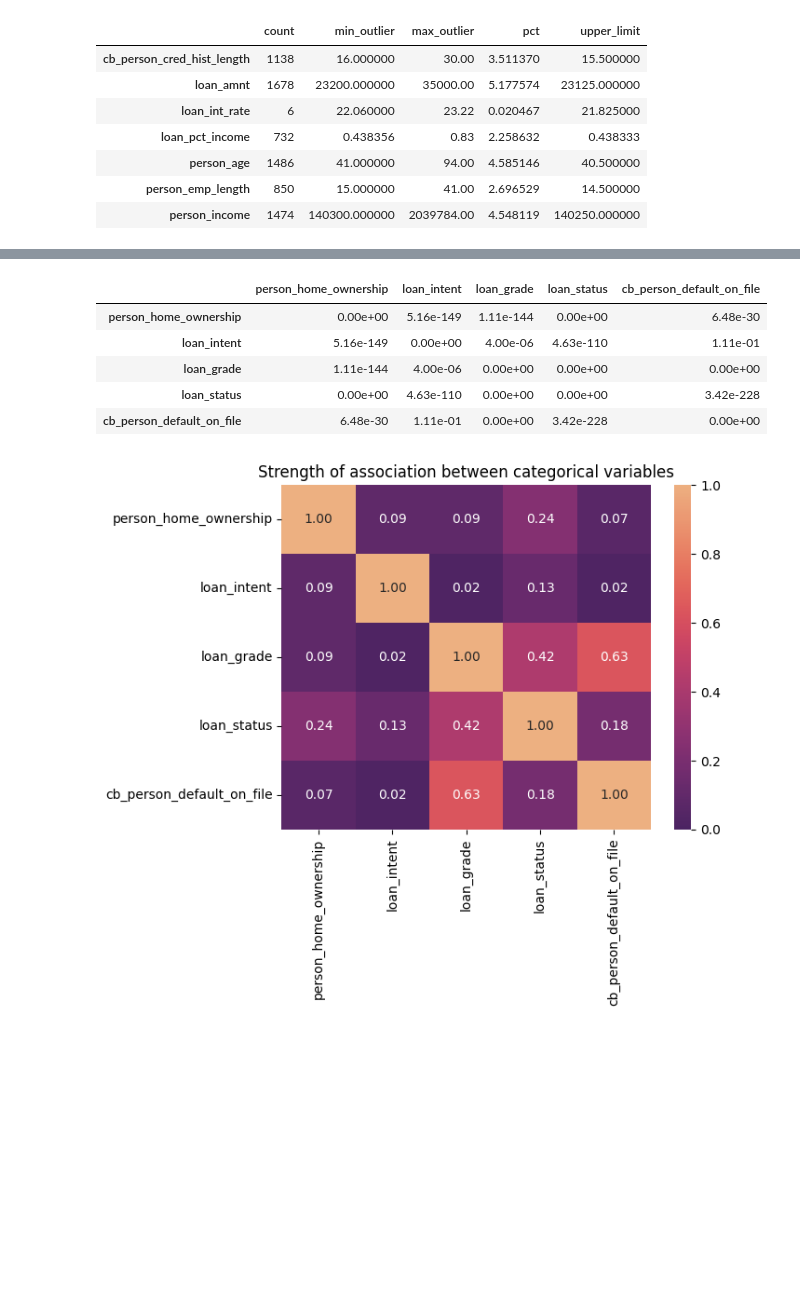
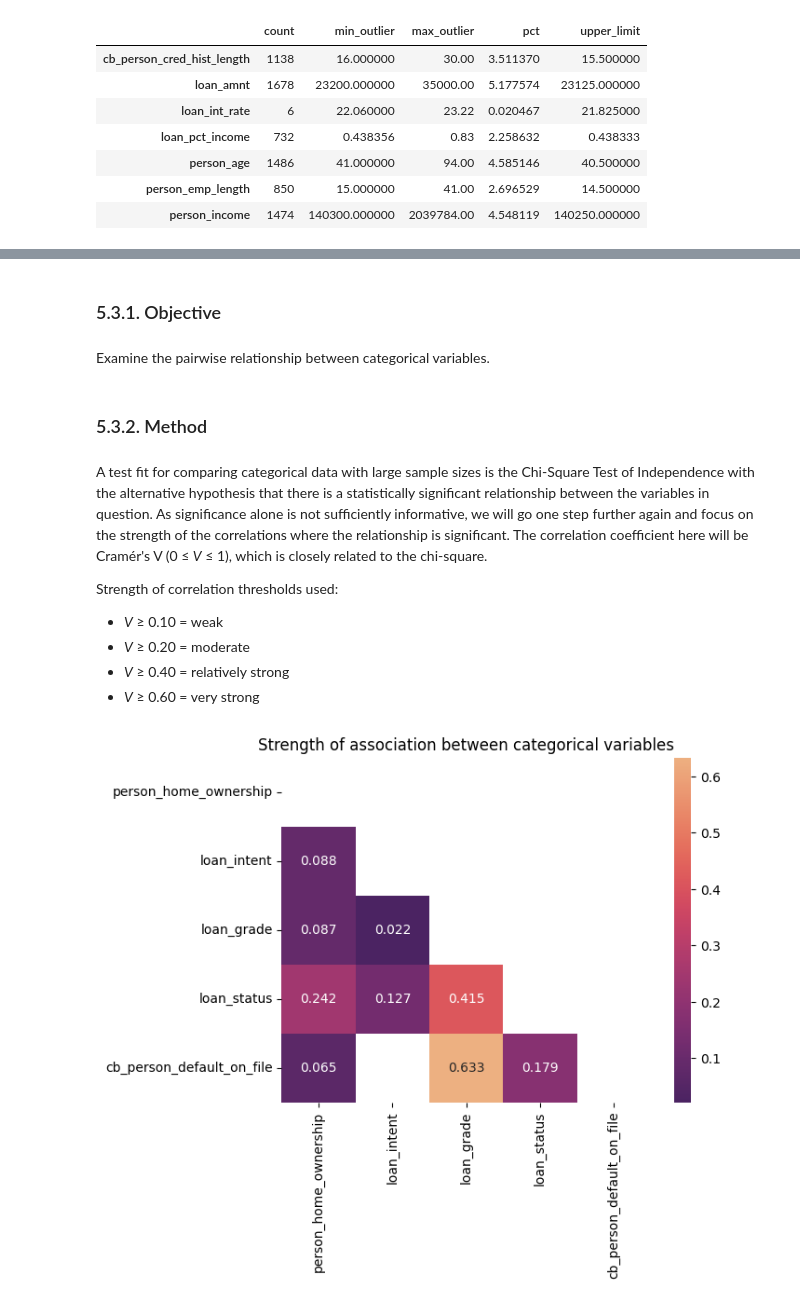
Before and after one commit to hahanni/credit-risk-analysis, a Jupyter notebook: risk analysis/notebooks/eda.ipynb, the cells around one changed output, grey strips where cells are left out. Drawn from its saved outputs; the diff is of its cells as text; code cells hidden in the pictures; blank space fills up the shorter version.

```diff
--- a/risk analysis/notebooks/eda.ipynb
+++ b/risk analysis/notebooks/eda.ipynb
@@ -96,4 +115,3 @@ In the data quality assessment we will be taking a closer look to the identified
 # %%
-df["cb_person_default_on_file"] = df["cb_person_default_on_file"].replace(to_replace= ["N", "Y"], value= [0, 1])
-df[["cb_person_default_on_file", "loan_status"]] = df[["cb_person_default_on_file", "loan_status"]].astype(bool)
-df.head()
+df["cb_person_default_on_file"] = df["cb_person_default_on_file"].map({"N": False, "Y": True})
+df["loan_status"] = df["loan_status"].astype(bool)
@@ -782,24 +755,0 @@ sns.pointplot(data=df_clean, x="loan_grade", y="loan_int_rate", order=sorted(df_
-# %%
-headers = []
-indices = []
-chi_list = []
-cramer_v = []
-for col1 in cat_bool_cols:
-    headers.append(col1)
-    for col2 in cols:
-        crosstab = pd.crosstab(df_clean[col1], df_clean[col2])
-        stat, pvalue, dof, exp = chi2_contingency(crosstab)
-        chi_list.append((pvalue))
-        cramer_v.append(association(crosstab, method = "cramer"))
-        if col2 not in indices:
-            indices.append(col2)
-
-chi_list = pd.DataFrame(chi_list)
-chi_table = pd.DataFrame(chi_list.values.reshape(5, 5), index = indices, columns = headers)
-display(chi_table.style.format("{:.6f}"))
-
-cramer_v = pd.DataFrame(cramer_v)
-cramer_table = pd.DataFrame(cramer_v.values.reshape(5, 5), index = indices, columns = headers)
-
-sns.heatmap(cramer_table, annot=True, fmt=".4f", cmap="Reds", mask=np.eye(len(cols), dtype=bool))
-plt.suptitle("Strength of association between categorical variables")
@@ -815,23 +756,31 @@ Text(0.5, 0.98, 'Strength of association between categorical variables')
+# %% [markdown]
+### 5.3.1. Objective
+# %% [markdown]
+Examine the pairwise relationship between categorical variables.
+# %% [markdown]
+### 5.3.2. Method
+# %% [markdown]
+A test fit for comparing categorical data with large sample sizes is the Chi-Square Test of Independence with the alternative hypothesis that there is a statistically significant relationship between the variables in question. As significance alone is not sufficiently informative, we will go one step further again and focus on the strength of the correlations where the relationship is significant. The correlation coefficient here will be Cramér's V (0 ≤ *V* ≤ 1), which is closely related to the chi-square.
+
+Strength of correlation thresholds used:
+* *V* ≥ 0.10 = weak
+* *V* ≥ 0.20 = moderate
+* *V* ≥ 0.40 = relatively strong
+* *V* ≥ 0.60 = very strong
 # %%
 chi_table = pd.DataFrame(index=cat_bool_cols, columns=cat_bool_cols, dtype=float)
 cramer_table = pd.DataFrame(index=cat_bool_cols, columns=cat_bool_cols, dtype=float)
 
 for col1 in cat_bool_cols:
     for col2 in cat_bool_cols:
         ct = pd.crosstab(df_clean[col1], df_clean[col2])
         chi_table.loc[col1, col2] = chi2_contingency(ct).pvalue
         cramer_table.loc[col1, col2] = association(ct, method="cramer")
 
-display(chi_table.style.format("{:.2e}"))
+cramer_table = cramer_table.mask(chi_table > 0.05)
 
-sns.heatmap(cramer_table, annot=True, fmt=".2f", cmap="flare_r", vmin=0, vmax=1)
+sns.heatmap(cramer_table, annot=True, fmt=".3f", cmap="flare_r", mask=np.triu(cramer_table))
 plt.title("Strength of association between categorical variables")
 plt.show()
 # %% [output]
-|  | person_home_ownership | loan_intent | loan_grade | loan_status | cb_person_default_on_file |
-| person_home_ownership | 0.00e+00 | 5.16e-149 | 1.11e-144 | 0.00e+00 | 6.48e-30 |
-| loan_intent | 5.16e-149 | 0.00e+00 | 4.00e-06 | 4.63e-110 | 1.11e-01 |
-| loan_grade | 1.11e-144 | 4.00e-06 | 0.00e+00 | 0.00e+00 | 0.00e+00 |
-| loan_status | 0.00e+00 | 4.63e-110 | 0.00e+00 | 0.00e+00 | 3.42e-228 |
-| cb_person_default_on_file | 6.48e-30 | 1.11e-01 | 0.00e+00 | 3.42e-228 | 0.00e+00 |
-[figure, old version]
+[figure, new version]
```
Also changed, not shown: parts of 122 cells of this notebook.
